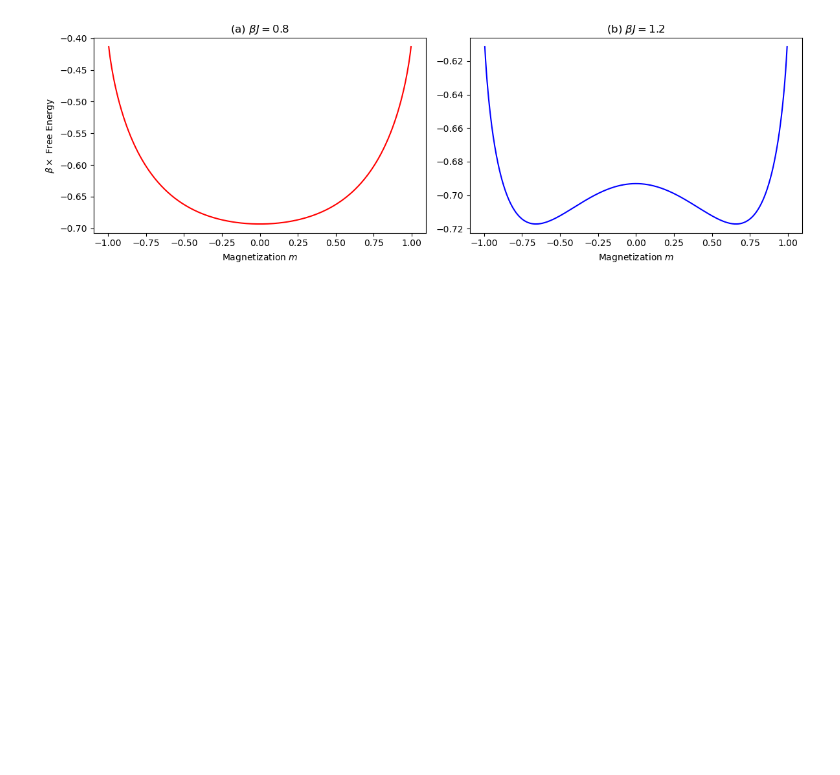
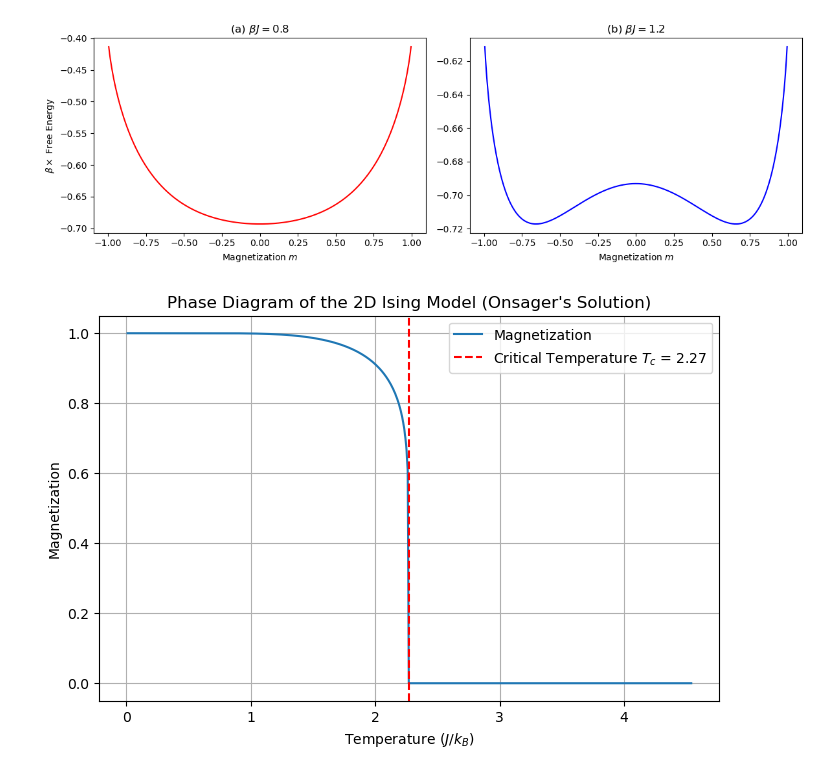
Before and after one commit to Hallatscheklab/StatPhys, a Jupyter notebook: _sources/figures/figure-generation.ipynb, the cells around one changed output. Saved outputs shown, nothing was run; the diff lists cells and outputs as text; code cells hidden in the pictures; blank space fills up the shorter version.

```diff
--- a/_sources/figures/figure-generation.ipynb
+++ b/_sources/figures/figure-generation.ipynb
@@ -88,3 +88,30 @@ plt.savefig('all-to-all-free-energy.png')
 plt.show()
 # %% [output]
 [figure]
+# %%
+import numpy as np
+import matplotlib.pyplot as plt
+
+# Critical temperature calculation using Onsager's formula (J/k_B = 1)
+T_c = 2 / np.log(1 + np.sqrt(2))  # Critical temperature
+
+# Temperature range for the plot
+T = np.linspace(0.01, 2*T_c, 500)  # Start from 0.01 to avoid division by zero at T=0
+
+# Magnetization calculation using Onsager's solution
+# The magnetization is non-zero below T_c and zero for T >= T_c
+M = np.where(T < T_c, (1 - np.sinh(2/T)**(-4))**(1/8), 0)
+
+# Plotting the phase diagram
+plt.figure(figsize=(8, 5))
+plt.plot(T, M, label='Magnetization')
+plt.axvline(x=T_c, color='r', linestyle='--', label=f'Critical Temperature $T_c$ = {T_c:.2f}')
+plt.xlabel('Temperature ($J/k_B$)')
+plt.ylabel('Magnetization')
+plt.title('Phase Diagram of the 2D Ising Model (Onsager\'s Solution)')
+plt.legend()
+plt.grid(True)
+plt.savefig('2d-Ising-model.png')
+plt.show()
+# %% [output]
+[figure, added]
```
Also changed, not shown: 18 other files.
